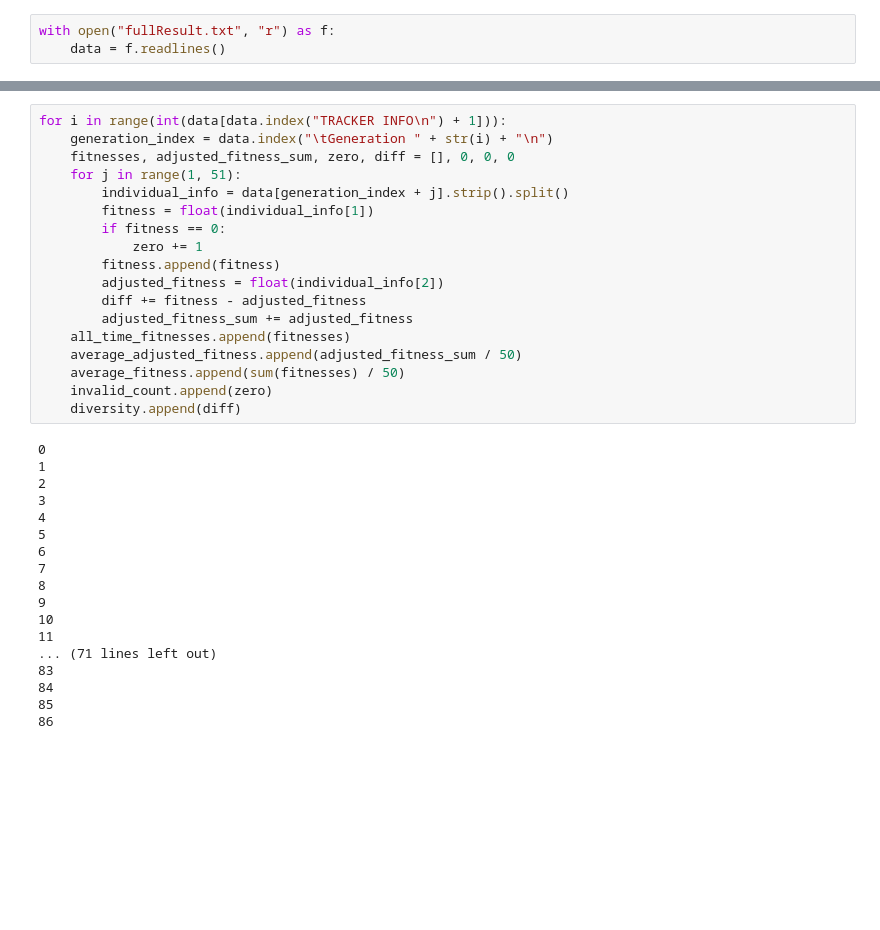
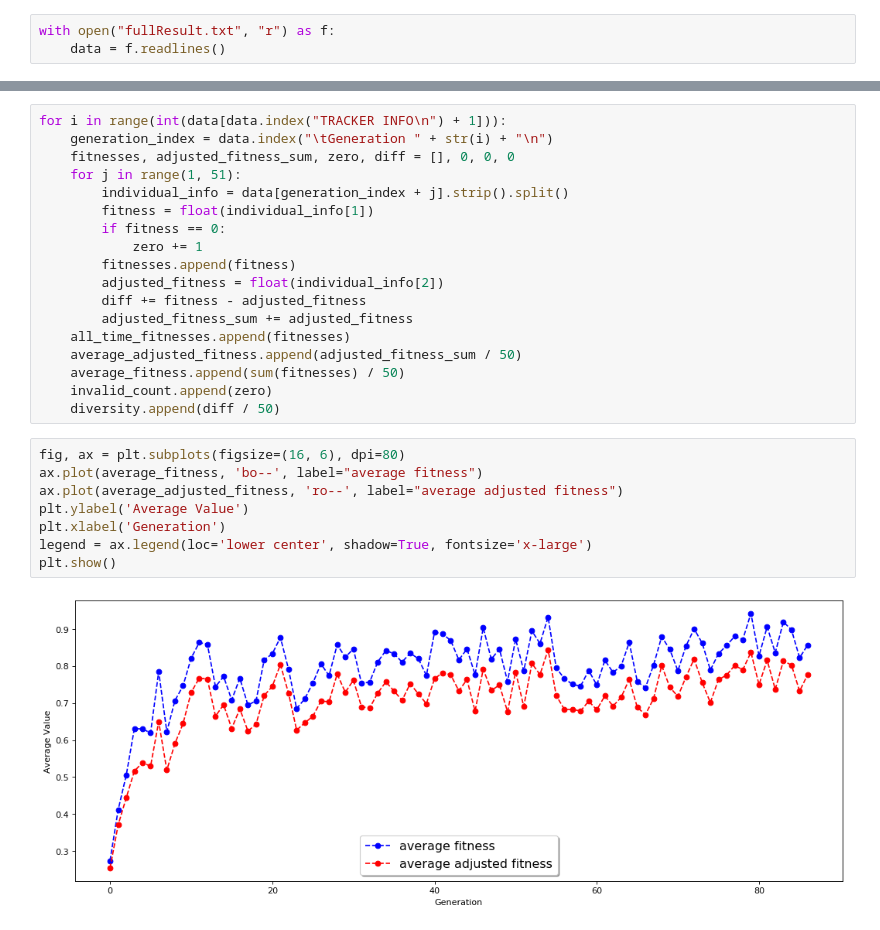
Before and after one commit to openVietAnh/Evolutionary-Convolutional-Neural-Network, a Jupyter notebook: data_analysis.ipynb, the cells around one changed output, grey strips where cells are left out. Cells and saved outputs as stored; diff of their text form; blank space fills up the shorter version.

```diff
--- a/data_analysis.ipynb
+++ b/data_analysis.ipynb
@@ -25,7 +26,7 @@ for i in range(int(data[data.index("TRACKER INFO\n") + 1])):
         fitness = float(individual_info[1])
         if fitness == 0:
             zero += 1
-        fitness.append(fitness)
+        fitnesses.append(fitness)
         adjusted_fitness = float(individual_info[2])
         diff += fitness - adjusted_fitness
         adjusted_fitness_sum += adjusted_fitness
@@ -33,22 +34,14 @@ for i in range(int(data[data.index("TRACKER INFO\n") + 1])):
     average_adjusted_fitness.append(adjusted_fitness_sum / 50)
     average_fitness.append(sum(fitnesses) / 50)
     invalid_count.append(zero)
-    diversity.append(diff)
+    diversity.append(diff / 50)
-# %% [output]
-0
-1
-2
-3
-4
-5
-6
-7
-8
-9
-10
-11
-... (71 lines left out)
-83
-84
-85
-86
+# %%
+fig, ax = plt.subplots(figsize=(16, 6), dpi=80)
+ax.plot(average_fitness, 'bo--', label="average fitness")
+ax.plot(average_adjusted_fitness, 'ro--', label="average adjusted fitness")
+plt.ylabel('Average Value')
+plt.xlabel('Generation')
+legend = ax.legend(loc='lower center', shadow=True, fontsize='x-large')
+plt.show()
+# %% [output]
+[figure, added]
```
Also changed, not shown: parts of 8 cells of this notebook, 7 other files.
